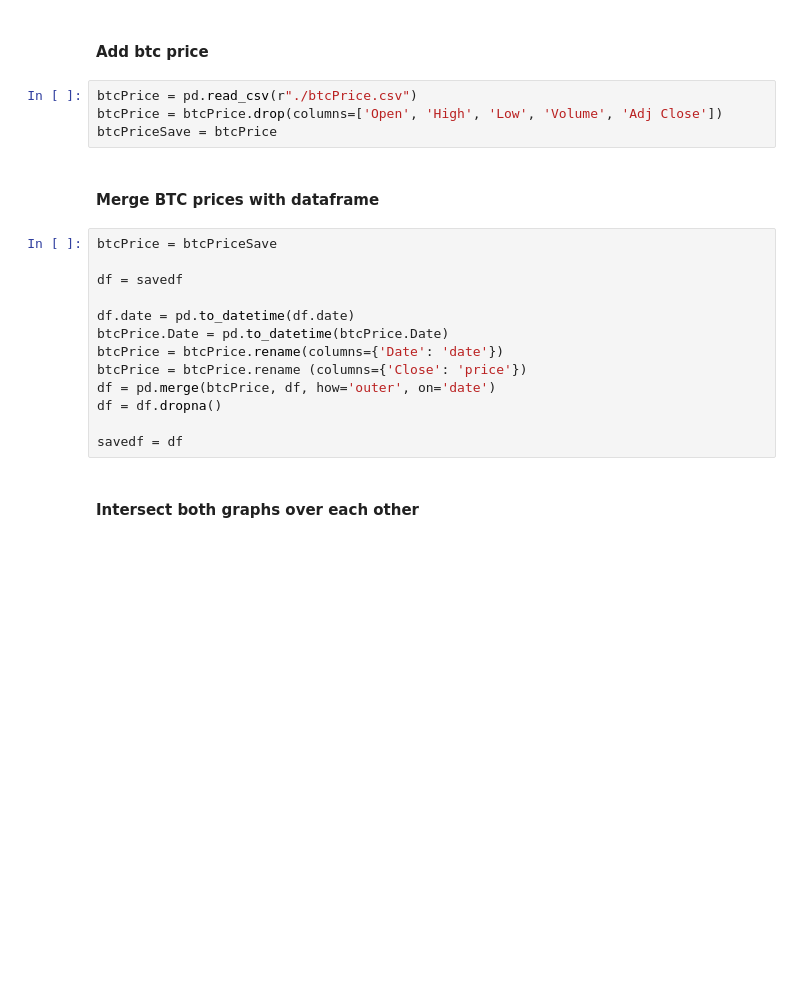
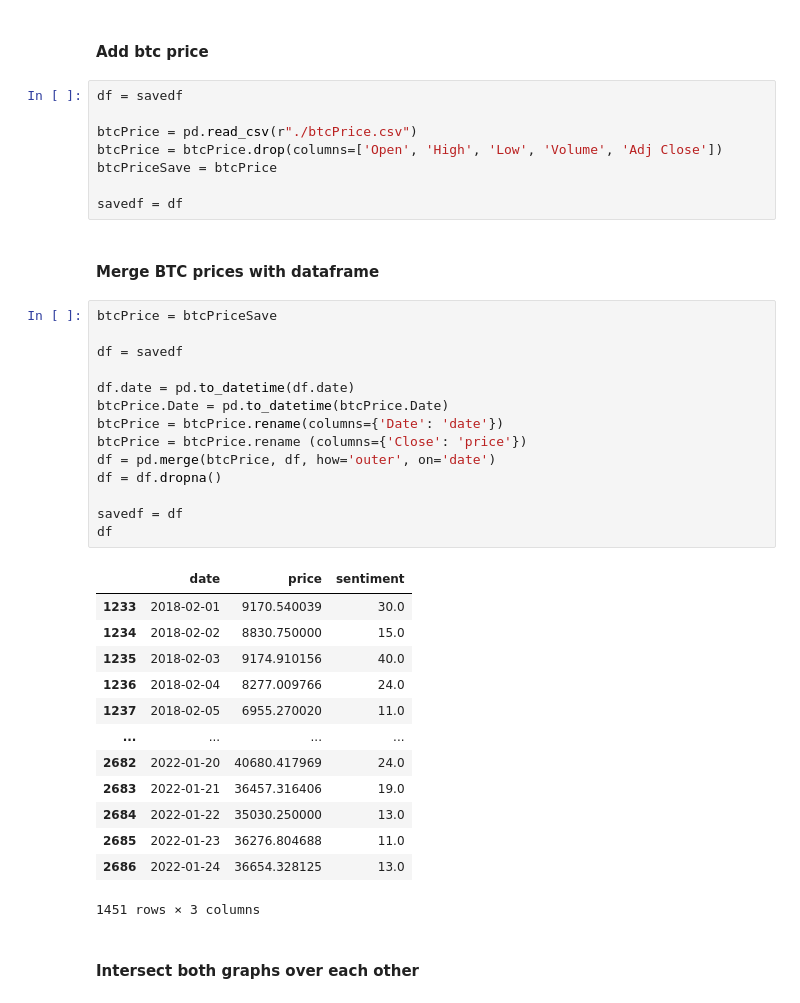
Before and after one commit to AlexMorris10x/bitcoinSentimentAnalysis, a Jupyter notebook: FearGreedIndex.ipynb, the cells around one changed output. Cells and saved outputs as stored; diff of their text form; blank space fills up the shorter version.

```diff
--- a/FearGreedIndex.ipynb
+++ b/FearGreedIndex.ipynb
@@ -47,24 +47,43 @@ savedf = df
 # %% [markdown]
 #### Add btc price
 # %%
+df = savedf
+
 btcPrice = pd.read_csv(r"./btcPrice.csv")
 btcPrice = btcPrice.drop(columns=['Open', 'High', 'Low', 'Volume', 'Adj Close'])
 btcPriceSave = btcPrice
+
+savedf = df
 # %% [markdown]
 #### Merge BTC prices with dataframe
 # %%
 btcPrice = btcPriceSave
 
 df = savedf
 
 df.date = pd.to_datetime(df.date)
 btcPrice.Date = pd.to_datetime(btcPrice.Date)
 btcPrice = btcPrice.rename(columns={'Date': 'date'})
 btcPrice = btcPrice.rename (columns={'Close': 'price'})
 df = pd.merge(btcPrice, df, how='outer', on='date')
 df = df.dropna()
 
 savedf = df
+df
+# %% [output]
+|  | date | price | sentiment |
+| 1233 | 2018-02-01 | 9170.540039 | 30.0 |
+| 1234 | 2018-02-02 | 8830.750000 | 15.0 |
+| 1235 | 2018-02-03 | 9174.910156 | 40.0 |
+| 1236 | 2018-02-04 | 8277.009766 | 24.0 |
+| 1237 | 2018-02-05 | 6955.270020 | 11.0 |
+| ... | ... | ... | ... |
+| 2682 | 2022-01-20 | 40680.417969 | 24.0 |
+| 2683 | 2022-01-21 | 36457.316406 | 19.0 |
+| 2684 | 2022-01-22 | 35030.250000 | 13.0 |
+| 2685 | 2022-01-23 | 36276.804688 | 11.0 |
+| 2686 | 2022-01-24 | 36654.328125 | 13.0 |
+1451 rows × 3 columns
 # %% [markdown]
 #### Intersect both graphs over each other
 # %%
```
Also changed, not shown: parts of 1 cell of this notebook.
